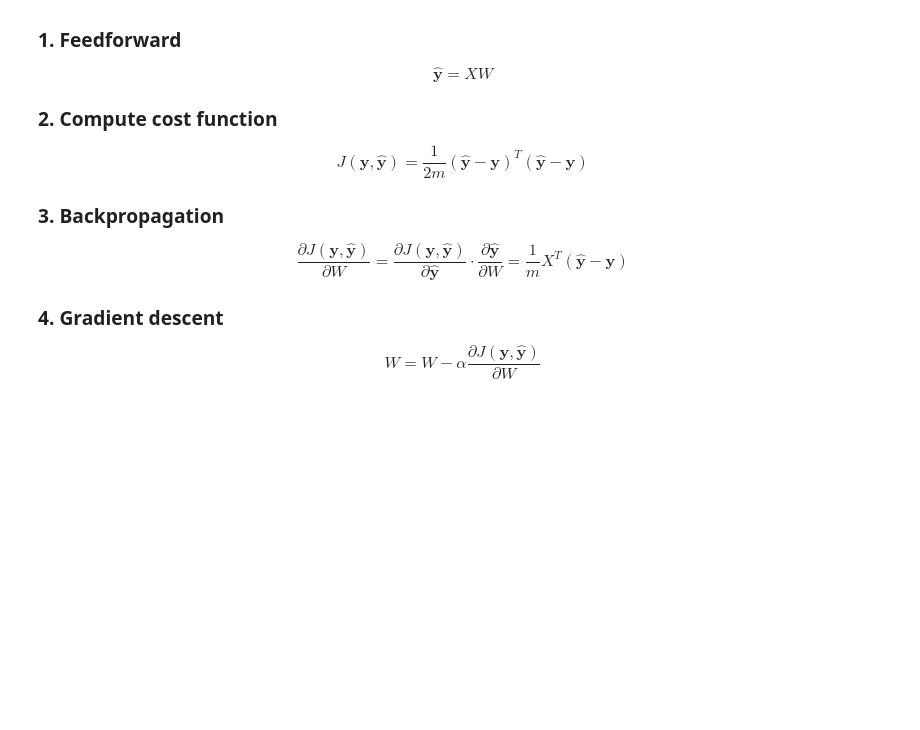
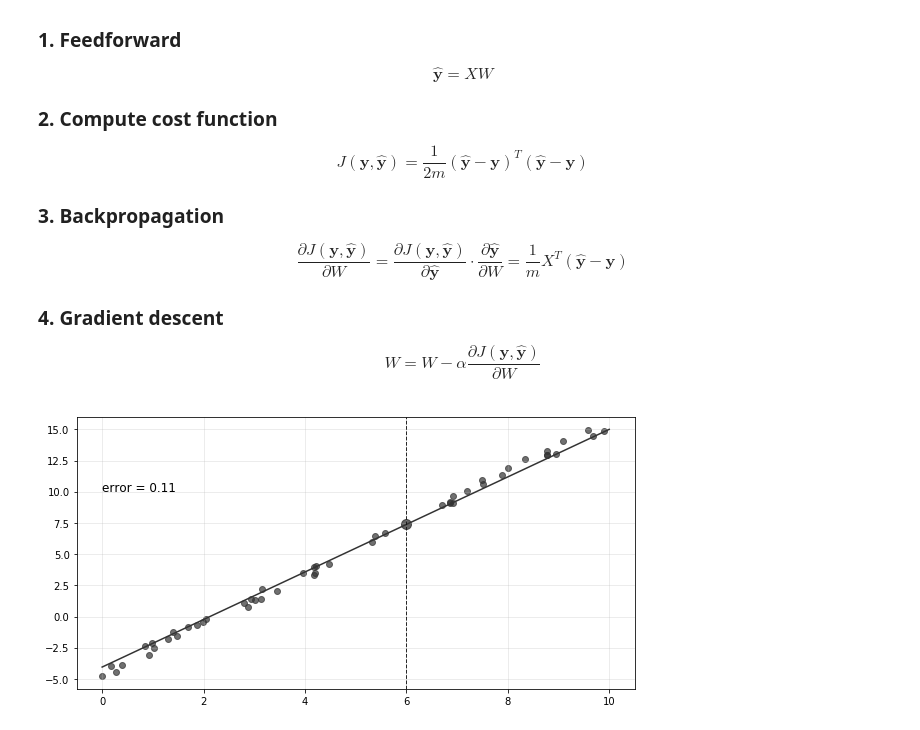
Before and after one commit to ValleyZw/hill, a Jupyter notebook: 005_linear_regression.ipynb, the cells around one changed output. Cells and saved outputs as stored; diff of their text form; code cells hidden in the pictures; blank space fills up the shorter version.

```diff
--- a/005_linear_regression.ipynb
+++ b/005_linear_regression.ipynb
@@ -69,7 +73,7 @@ W = W - \alpha  \frac{\partial J(\mathbf{y}, \mathbf{\hat{y}})}{\partial W}
 \end{equation}
 # %%
 class LinearRegression:
-    """ Simple linear regression"""
+    """ Simple linear regression """
     def __init__(self):
         pass
 
@@ -80,32 +84,32 @@ class LinearRegression:
         W : ndarray, shape (n_features+1,)
             Coefficient vector
         """
-        self._X = np.hstack((np.ones((x.shape[0], 1)), x))
+        self._X = np.hstack([np.ones((x.shape[0], 1)), x])
         self._y = y
-        self.W_ = np.random.rand(self._X.shape[1],1)
         self._learning_rate = learning_rate
         self._reg_factor = reg_factor
+        self.weights_ = np.random.rand(self._X.shape[1],1)
         self.costs_ = np.zeros(iterations)
 
     def _feedforward(self):
         """ Computes np.dot(X, W). """
-        self._y_hat = self._X.dot(self.W_)
+        self._y_hat = self._X.dot(self.weights_)
 
     def _backprop(self):
         """ Update weights. """
         m = len(self._y)
         # update weights with L2 regularization term
-        _weights = self.W_.copy()
+        _weights = self.weights_.copy()
         # ignore bias term
         _weights[0, 0] = 0
-        self.W_ -= self._learning_rate * self._X.T.dot(self._y_hat - self._y)/m + self._reg_factor/m*_weights
+        self.weights_ -= self._learning_rate * self._X.T.dot(self._y_hat - self._y)/m + self._reg_factor/m*_weights
 
     def _get_cost(self):
         """ Compute loss. """
         m = len(self._y)
         errors = self._y-self._y_hat
         # cost function with L2 regularization term
-        _weights = self.W_.copy()
+        _weights = self.weights_.copy()
         # ignore bias term
         _weights[0, 0] = 0
         return 0.5/m * errors.T.dot(errors) + self._reg_factor/(2*m)*_weights.T.dot(_weights)
@@ -128,24 +132,15 @@ class LinearRegression:
             self.costs_[i] = self._get_cost()
 
         return self
-
-
-def draw_result(x, y, xfit, yfit, cost):
-    plt.figure(figsize=(10,5))
-    ax = plt.gca()
-    ax.grid(color='#b7b7b7', linestyle='-', linewidth=0.5, alpha=0.5)
-    ax.text(0, 10, f'error = {cost:.2f}',fontsize=12,color='#000000')
-    plt.scatter(x,y, color='#333333', alpha=0.7)
-    plt.plot(xfit,yfit, color='#333333')
-    ax.axvline(6, color='#121212', linestyle='--', linewidth=1, alpha=0.9)
-    plt.scatter(6,yfit[600], s=100, c='#212121', alpha=0.7)
-    plt.show()
 # %%
+# Linear function
 lr = LinearRegression()
 model = lr.fit(x, y)
 
 Xfit = np.vstack((np.ones((xfit.shape[0], )), xfit)).T
-yfit = Xfit.dot(model.W_)
+yfit = Xfit.dot(model.weights_)
 
-draw_result(x, y, xfit, yfit, model.costs_[-1])
+draw_result(x, y, xfit, yfit, cost=model.costs_[-1], x_predict=6)
+# %% [output]
+[figure, added]
 # %%
```
Also changed, not shown: parts of 4 cells of this notebook, 1 other file.
